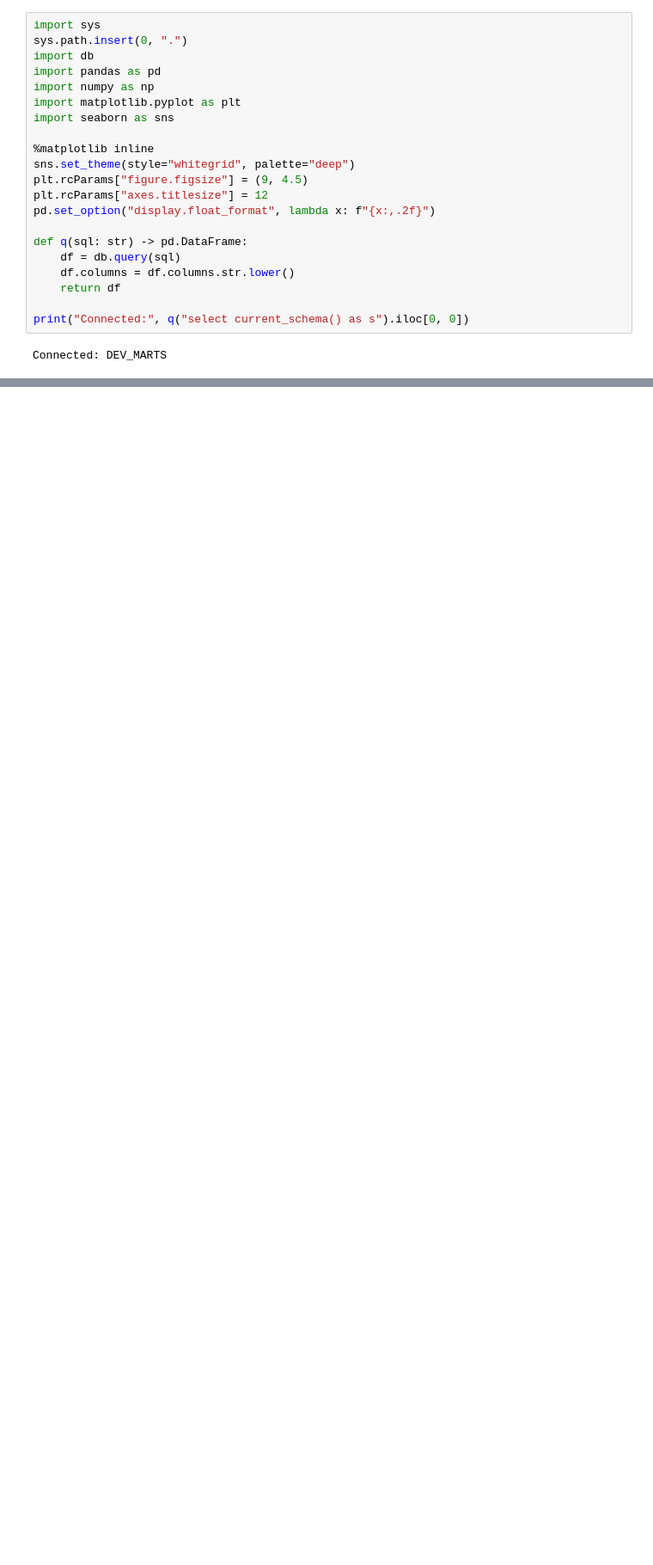
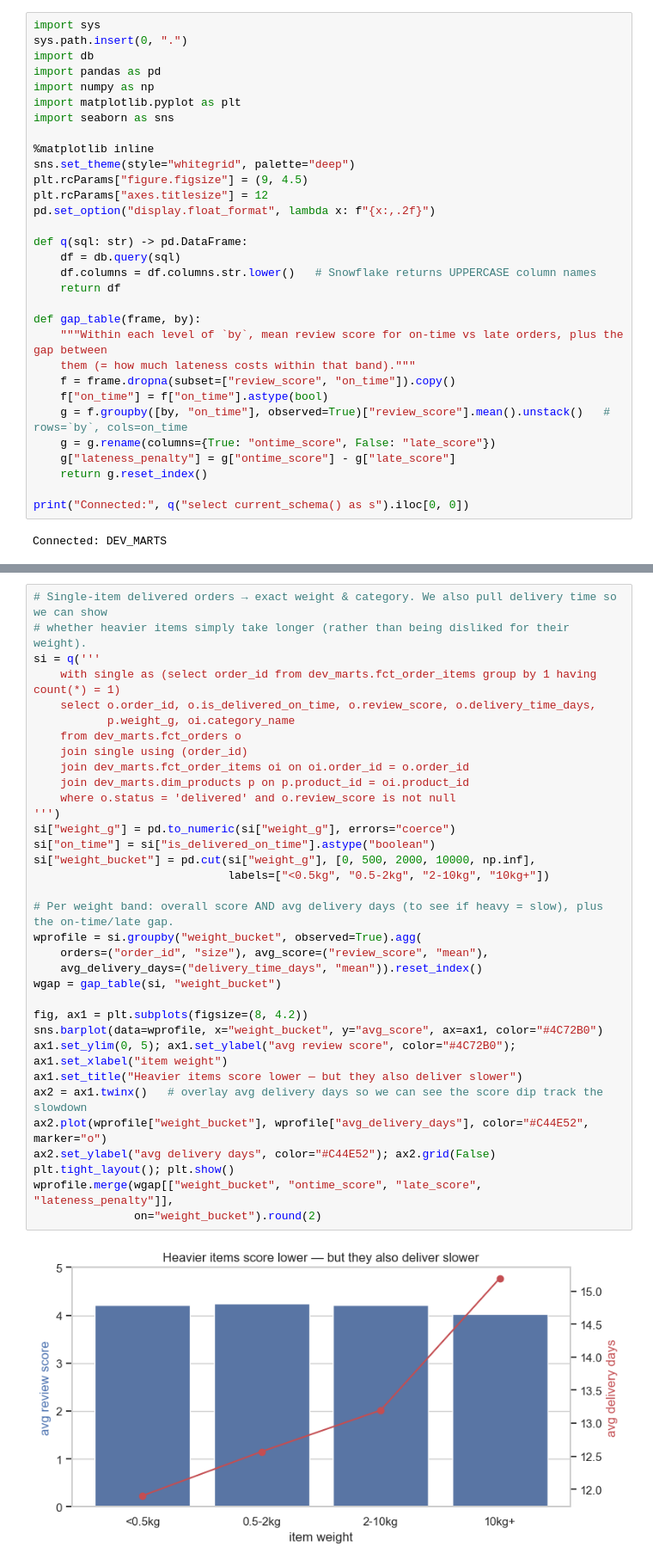
Before and after one commit to Darth0525/retail-platform-analytics, a Jupyter notebook: analysis/02_delivery_and_satisfaction.ipynb, the cells around one changed output, grey strips where cells are left out. Shown at 86% size. Drawn from its saved outputs; the diff is of its cells as text; blank space fills up the shorter version.

```diff
--- a/analysis/02_delivery_and_satisfaction.ipynb
+++ b/analysis/02_delivery_and_satisfaction.ipynb
@@ -50,9 +47,19 @@ pd.set_option("display.float_format", lambda x: f"{x:,.2f}")
 
 def q(sql: str) -> pd.DataFrame:
     df = db.query(sql)
-    df.columns = df.columns.str.lower()
+    df.columns = df.columns.str.lower()   # Snowflake returns UPPERCASE column names
     return df
 
+def gap_table(frame, by):
+    """Within each level of `by`, mean review score for on-time vs late orders, plus the gap between
+    them (= how much lateness costs within that band)."""
+    f = frame.dropna(subset=["review_score", "on_time"]).copy()
+    f["on_time"] = f["on_time"].astype(bool)
+    g = f.groupby([by, "on_time"], observed=True)["review_score"].mean().unstack()   # rows=`by`, cols=on_time
+    g = g.rename(columns={True: "ontime_score", False: "late_score"})
+    g["lateness_penalty"] = g["ontime_score"] - g["late_score"]
+    return g.reset_index()
+
 print("Connected:", q("select current_schema() as s").iloc[0, 0])
 # %% [output]
 Connected: DEV_MARTS
@@ -458,0 +320,36 @@ pointing to a logistics/infrastructure bottleneck, not geography.
+# %%
+# Single-item delivered orders → exact weight & category. We also pull delivery time so we can show
+# whether heavier items simply take longer (rather than being disliked for their weight).
+si = q('''
+    with single as (select order_id from dev_marts.fct_order_items group by 1 having count(*) = 1)
+    select o.order_id, o.is_delivered_on_time, o.review_score, o.delivery_time_days,
+           p.weight_g, oi.category_name
+    from dev_marts.fct_orders o
+    join single using (order_id)
+    join dev_marts.fct_order_items oi on oi.order_id = o.order_id
+    join dev_marts.dim_products p on p.product_id = oi.product_id
+    where o.status = 'delivered' and o.review_score is not null
+''')
+si["weight_g"] = pd.to_numeric(si["weight_g"], errors="coerce")
+si["on_time"] = si["is_delivered_on_time"].astype("boolean")
+si["weight_bucket"] = pd.cut(si["weight_g"], [0, 500, 2000, 10000, np.inf],
+                             labels=["<0.5kg", "0.5-2kg", "2-10kg", "10kg+"])
+
+# Per weight band: overall score AND avg delivery days (to see if heavy = slow), plus the on-time/late gap.
+wprofile = si.groupby("weight_bucket", observed=True).agg(
+    orders=("order_id", "size"), avg_score=("review_score", "mean"),
+    avg_delivery_days=("delivery_time_days", "mean")).reset_index()
+wgap = gap_table(si, "weight_bucket")
+
+fig, ax1 = plt.subplots(figsize=(8, 4.2))
+sns.barplot(data=wprofile, x="weight_bucket", y="avg_score", ax=ax1, color="#4C72B0")
+ax1.set_ylim(0, 5); ax1.set_ylabel("avg review score", color="#4C72B0"); ax1.set_xlabel("item weight")
+ax1.set_title("Heavier items score lower — but they also deliver slower")
+ax2 = ax1.twinx()   # overlay avg delivery days so we can see the score dip track the slowdown
+ax2.plot(wprofile["weight_bucket"], wprofile["avg_delivery_days"], color="#C44E52", marker="o")
+ax2.set_ylabel("avg delivery days", color="#C44E52"); ax2.grid(False)
+plt.tight_layout(); plt.show()
+wprofile.merge(wgap[["weight_bucket", "ontime_score", "late_score", "lateness_penalty"]],
+               on="weight_bucket").round(2)
+# %% [output]
+[figure, added]
```
Also changed, not shown: parts of 54 cells of this notebook.
